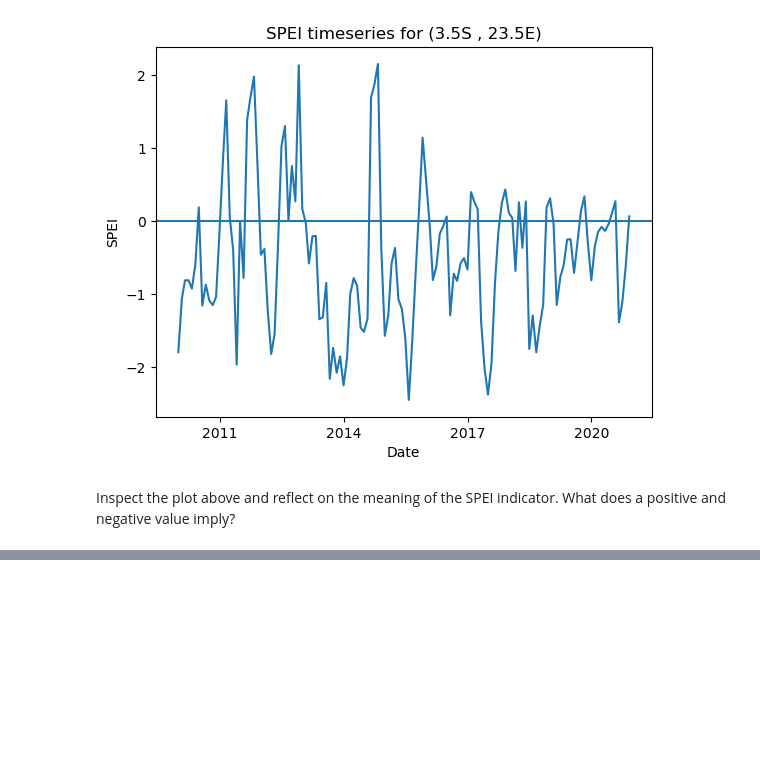
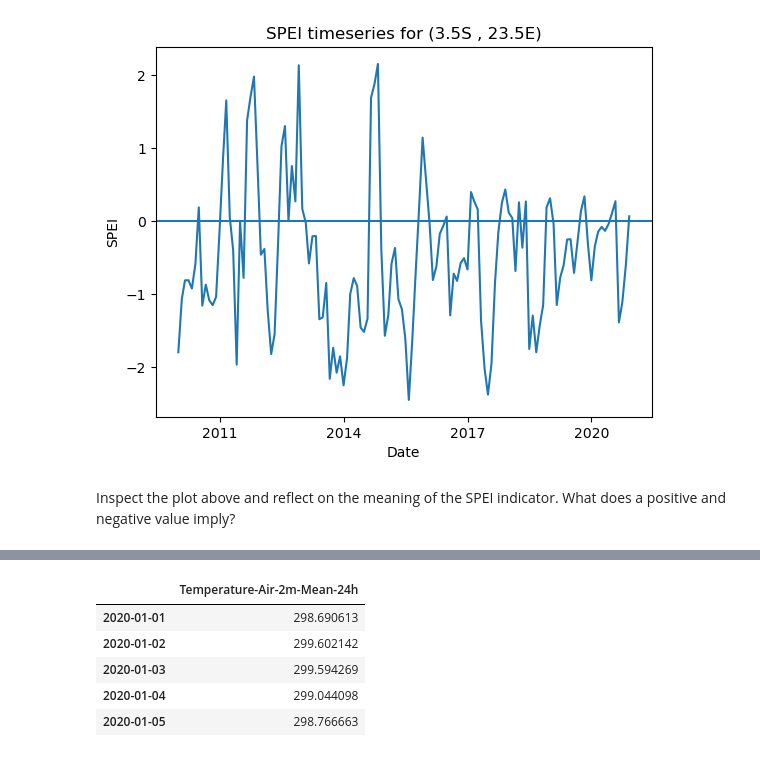
Before and after one commit to EOAfrica/TM_6-2_Information, a Jupyter notebook: Ex_6.2.4_Drought_datasets/Drought_datasets.ipynb, the cells around one changed output, grey strips where cells are left out. Cells and saved outputs as stored; diff of their text form; code cells hidden in the pictures; blank space fills up the shorter version.

```diff
--- a/Ex_6.2.4_Drought_datasets/Drought_datasets.ipynb
+++ b/Ex_6.2.4_Drought_datasets/Drought_datasets.ipynb
@@ -128,0 +186,25 @@ In exercise 6.2.2 we downloaded some land surface temperature data from the MODI
+# %%
+# specify time period
+start_date = '2020-01-01'
+end_date = '2020-12-31'
+
+# specify variable we're interested in
+# (should match what is present in the downloaded filenames)
+variable = 'Temperature-Air-2m-Mean-24h'
+
+# specify location
+lon = 40.766
+lat = 10.69
+
+# specify folder containing the data
+agera5_folder = Path('./data/agera5')
+
+ta = extract_agera5_timeseries(agera5_folder, variable, start_date, end_date, lat, lon)
+ta.head()
+# %% [output]
+|  | Temperature-Air-2m-Mean-24h |
+| 2020-01-01 | 298.690613 |
+| 2020-01-02 | 299.602142 |
+| 2020-01-03 | 299.594269 |
+| 2020-01-04 | 299.044098 |
+| 2020-01-05 | 298.766663 |
```
Also changed, not shown: parts of 6 cells of this notebook.
